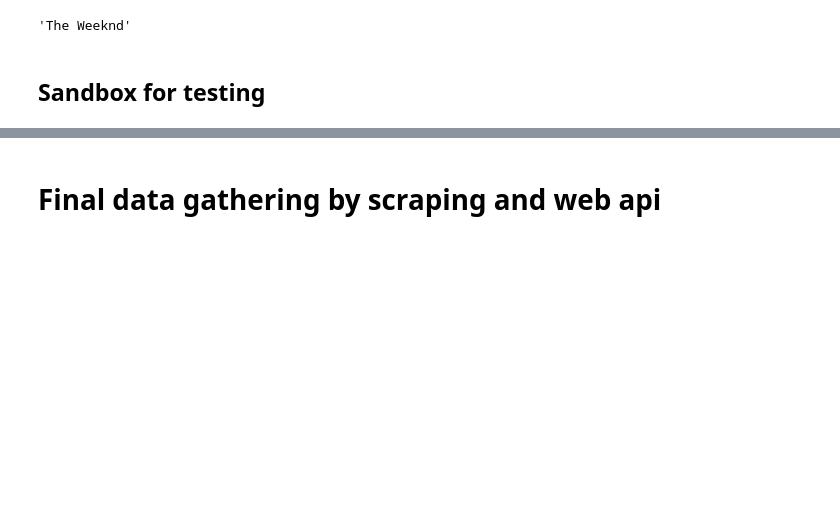
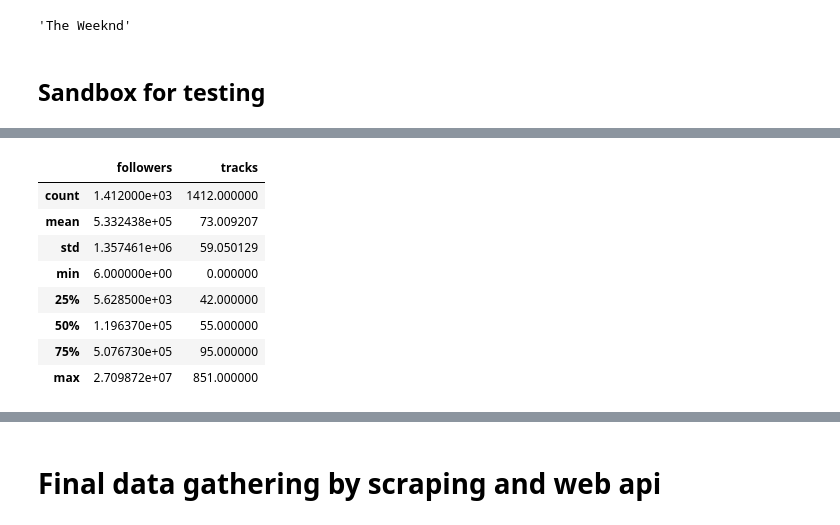
Before and after one commit to gab-lue/spotify_build_dataset, a Jupyter notebook: spotify_api+web1.ipynb, the cells around one changed output, grey strips where cells are left out. Cells and saved outputs as stored; diff of their text form; code cells hidden in the pictures; blank space fills up the shorter version.

```diff
--- a/spotify_api+web1.ipynb
+++ b/spotify_api+web1.ipynb
@@ -413,0 +368,12 @@ artist_get('1Xyo4u8uXC1ZmMpatF05PJ')
+# %%
+playlists = sp.user_playlists('spotify')
+while playlists:
+    for i, playlist in enumerate(playlists['items']):
+        ids = sp.playlist(playlist['id'])['followers']['total']
+        print("%4d" % +(i + playlists['offset']))
+        if playlists['next']:
+            playlists = sp.next(playlists)
+        else:
+            playlist['none']
+    #for cts in range(totals):
+      #for x in range(0,1412,20):
@@ -413,0 +461,13 @@ artist_get('1Xyo4u8uXC1ZmMpatF05PJ')
+# %%
+df_plst = pd.DataFrame(lst1)
+df_plst.describe()
+# %% [output]
+|  | followers | tracks |
+| count | 1.412000e+03 | 1412.000000 |
+| mean | 5.332438e+05 | 73.009207 |
+| std | 1.357461e+06 | 59.050129 |
+| min | 6.000000e+00 | 0.000000 |
+| 25% | 5.628500e+03 | 42.000000 |
+| 50% | 1.196370e+05 | 55.000000 |
+| 75% | 5.076730e+05 | 95.000000 |
+| max | 2.709872e+07 | 851.000000 |
```
Also changed, not shown: parts of 80 cells of this notebook, 25 other files.
